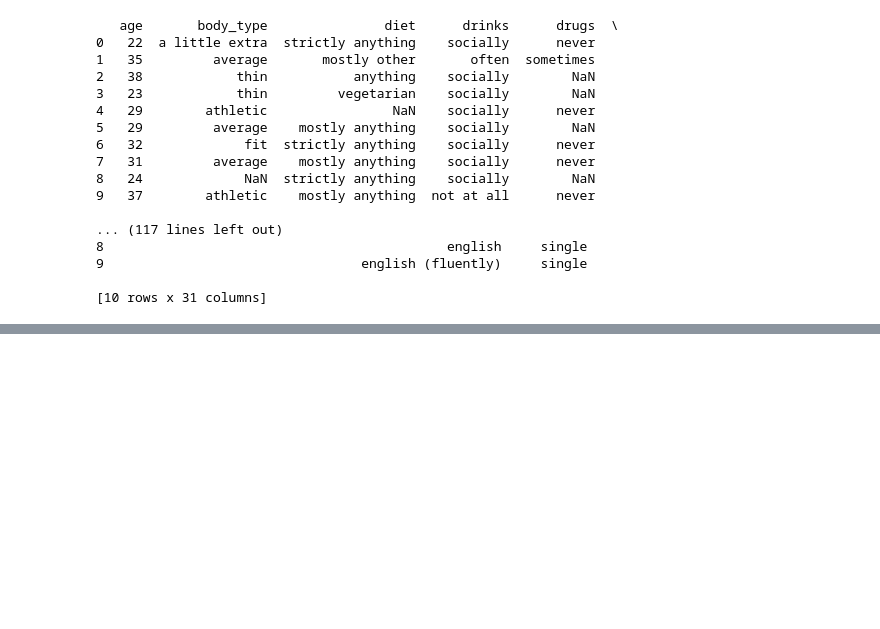
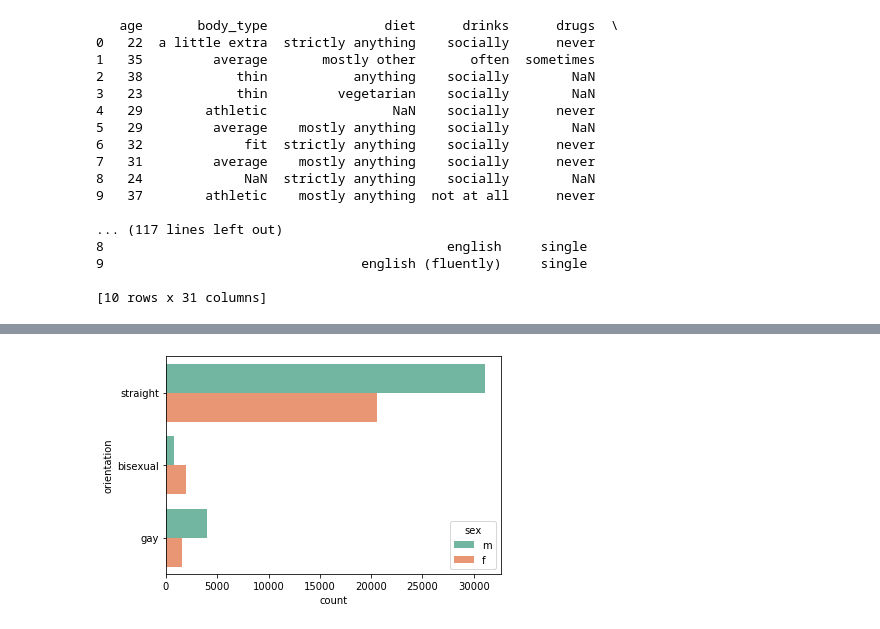
Before and after one commit to teeo23/OKproject, a Jupyter notebook: date-a-scientist.ipynb, the cells around one changed output, grey strips where cells are left out. Cells and saved outputs as stored; diff of their text form; code cells hidden in the pictures; blank space fills up the shorter version.

```diff
--- a/date-a-scientist.ipynb
+++ b/date-a-scientist.ipynb
@@ -23,0 +52,5 @@ print(df.head(10))
+# %%
+sns.countplot(data=df, y='orientation', hue='sex')
+plt.savefig('Sexual orientation')
+# %% [output]
+[figure, added]
```
Also changed, not shown: parts of 18 cells of this notebook.
